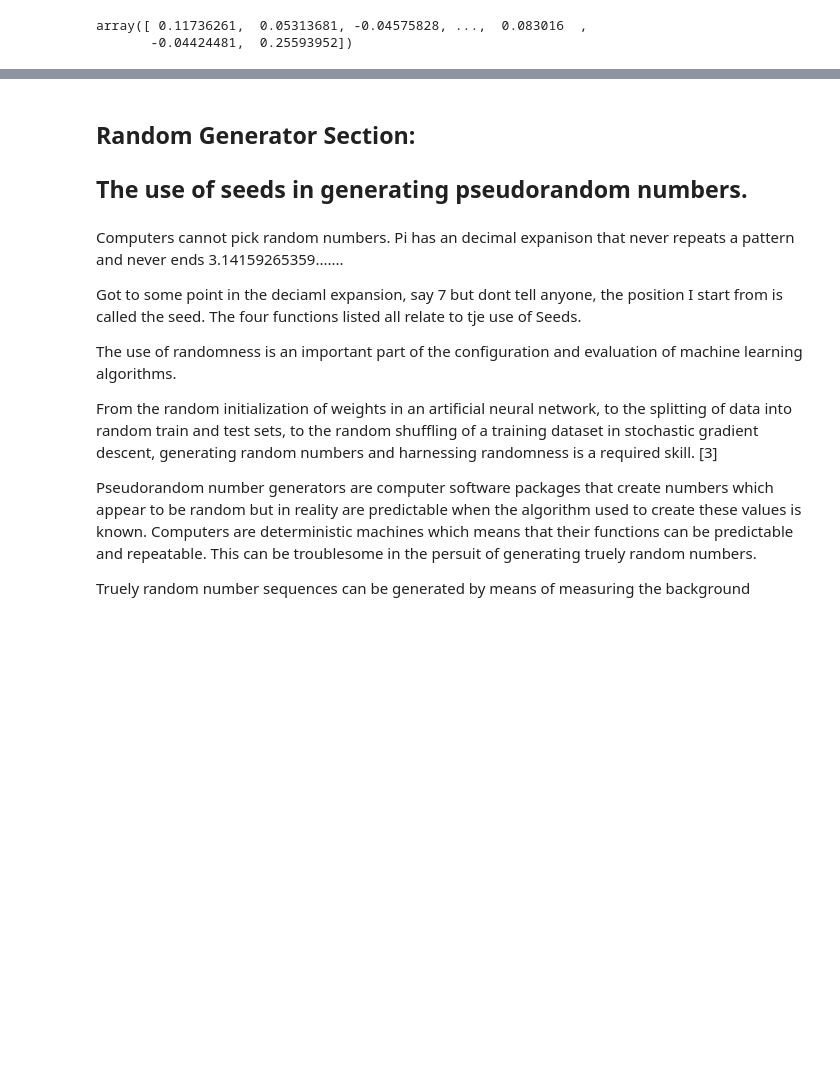
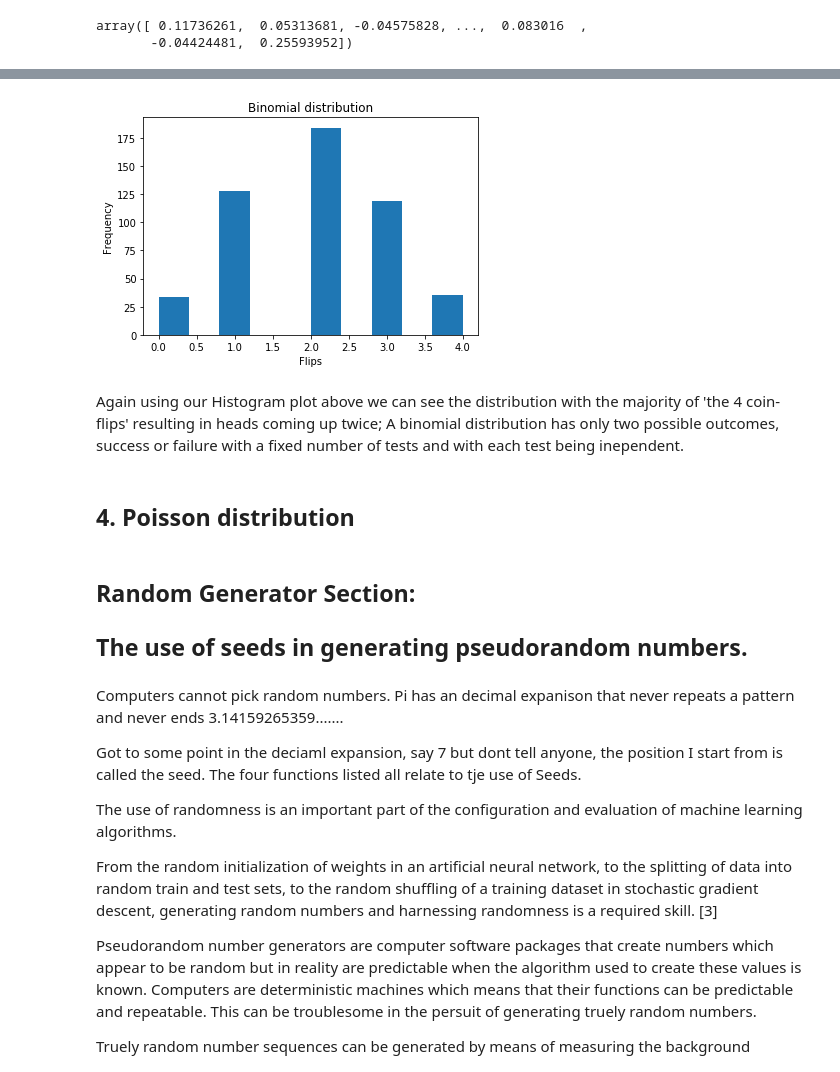
Before and after one commit to JulianConneely/Programming-for-Data-Analysis-Practical-Assignment, a Jupyter notebook: Numpy.Random package Analysis.ipynb, the cells around one changed output, grey strips where cells are left out. Saved outputs shown, nothing was run; the diff lists cells and outputs as text; code cells hidden in the pictures; blank space fills up the shorter version.

```diff
--- a/Numpy.Random package Analysis.ipynb
+++ b/Numpy.Random package Analysis.ipynb
@@ -249,0 +257,7 @@ plt.show()
+# %%
+# If we call heads a successull flip
+# result of flipping a coin 4 times, with probability 0.5 and tested 500 times.
+import numpy as np
+n, p = 4, .5  # number of trials, probability of each trial
+s = np.random.binomial(n, p, 500)
+s
@@ -250,3 +282,21 @@ plt.show()
+# %%
+%matplotlib inline
+import matplotlib.pyplot as plt
+
+s = np.random.binomial(n, p, 500)
+
+plt.hist (s)
+plt.ylabel('Frequency')
+plt.xlabel('Flips')
+plt.title('Binomial distribution')
+
+plt.show()
+# %% [output]
+[figure, added]
+# %% [markdown]
+Again using our Histogram plot above we can see the distribution with the majority of 'the 4 coin-flips' resulting in heads coming up twice; A binomial distribution has only two possible outcomes, success or failure with a fixed number of tests and with each test being inependent.
+# %% [markdown]
+## 4. Poisson distribution
 # %% [markdown]
 ## Random Generator Section:
 ## The use of seeds in generating pseudorandom numbers.
```
Also changed, not shown: parts of 16 cells of this notebook.
